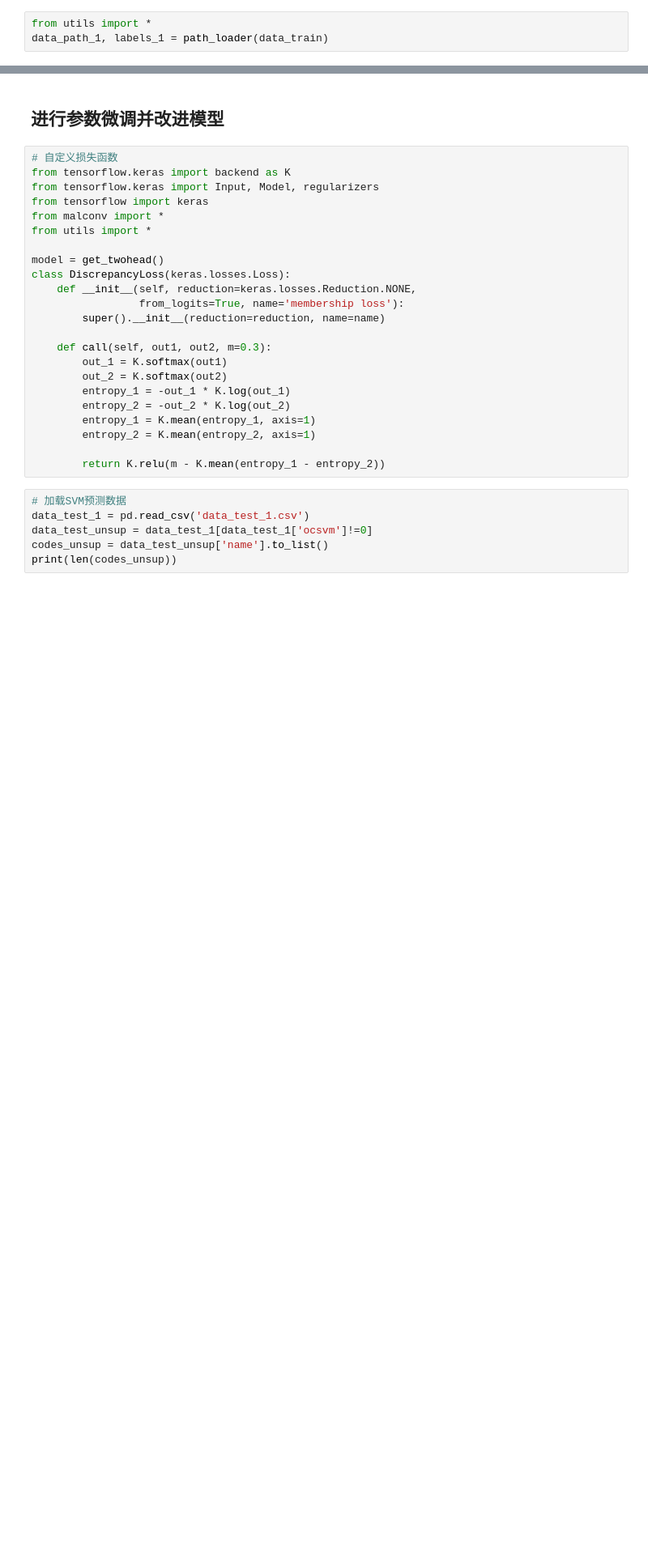
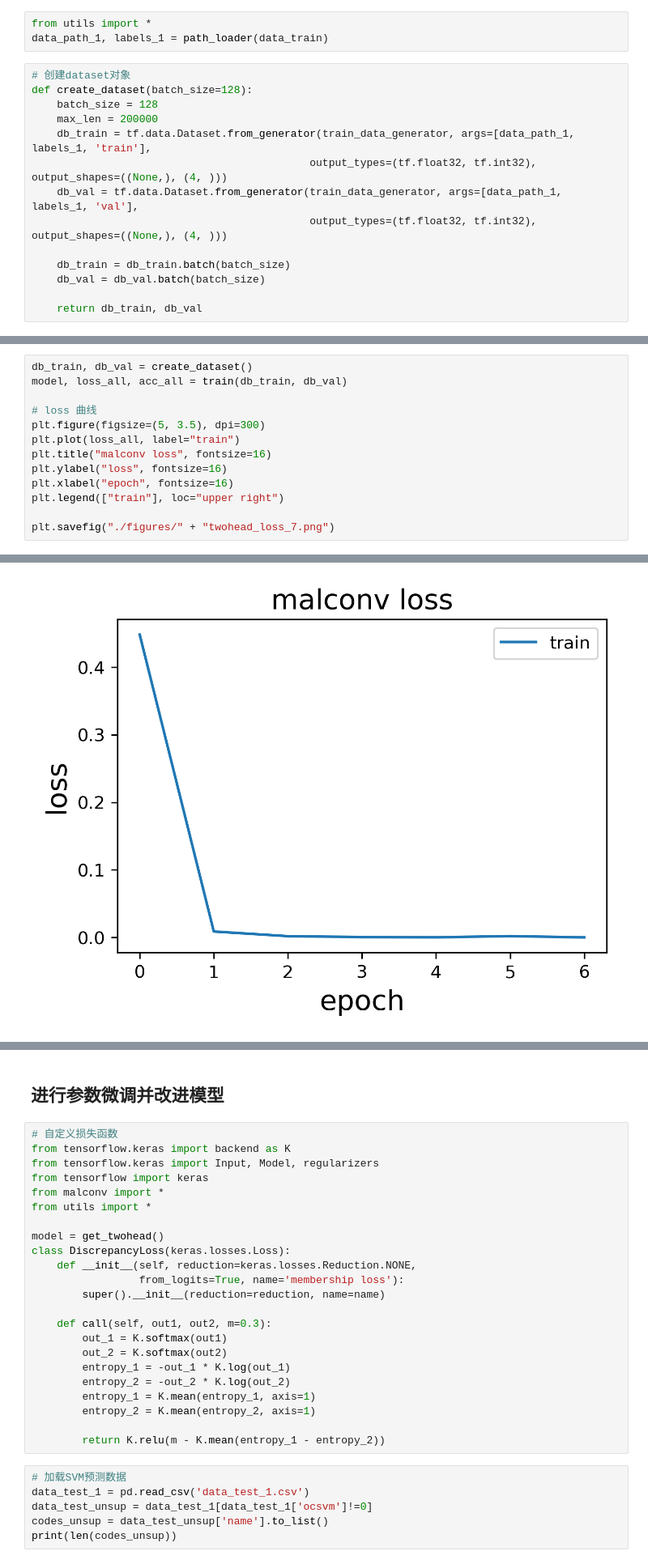
Before and after one commit to yuanchongbit/timeEvolved, a Jupyter notebook: MalConv/src/malconv_twohead.ipynb, the cells around one changed output, grey strips where cells are left out. Shown at 81% size. Cells and saved outputs as stored; diff of their text form; blank space fills up the shorter version.

```diff
--- a/MalConv/src/malconv_twohead.ipynb
+++ b/MalConv/src/malconv_twohead.ipynb
@@ -50,6 +65,20 @@ print(data_train.shape, data_test_1.shape, data_test_2.shape)
 # %%
 from utils import *
 data_path_1, labels_1 = path_loader(data_train)
+# %%
+# 创建dataset对象
+def create_dataset(batch_size=128):
+    batch_size = 128
+    max_len = 200000
+    db_train = tf.data.Dataset.from_generator(train_data_generator, args=[data_path_1, labels_1, 'train'],
+                                            output_types=(tf.float32, tf.int32), output_shapes=((None,), (4, )))
+    db_val = tf.data.Dataset.from_generator(train_data_generator, args=[data_path_1, labels_1, 'val'],
+                                            output_types=(tf.float32, tf.int32), output_shapes=((None,), (4, )))
+
+    db_train = db_train.batch(batch_size)
+    db_val = db_val.batch(batch_size)
+
+    return db_train, db_val
 # %%
 from malconv import *
 from tensorflow.keras import Input, Model, regularizers
@@ -131,0 +167,14 @@ Validation acc: 1.0 1.0
+# %%
+db_train, db_val = create_dataset()
+model, loss_all, acc_all = train(db_train, db_val)
+
+# loss 曲线
+plt.figure(figsize=(5, 3.5), dpi=300)
+plt.plot(loss_all, label="train")
+plt.title("malconv loss", fontsize=16)
+plt.ylabel("loss", fontsize=16)
+plt.xlabel("epoch", fontsize=16)
+plt.legend(["train"], loc="upper right")
+
+plt.savefig("./figures/" + "twohead_loss_7.png")
+# %% [output]
@@ -132,2 +198,3 @@ Validation acc: 1.0 1.0
+[figure, added]
 # %%
 # 保存模型
```
Also changed, not shown: parts of 25 cells of this notebook, 24 other files.
